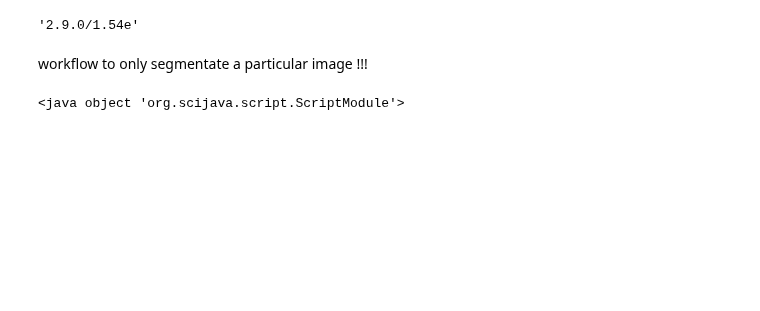
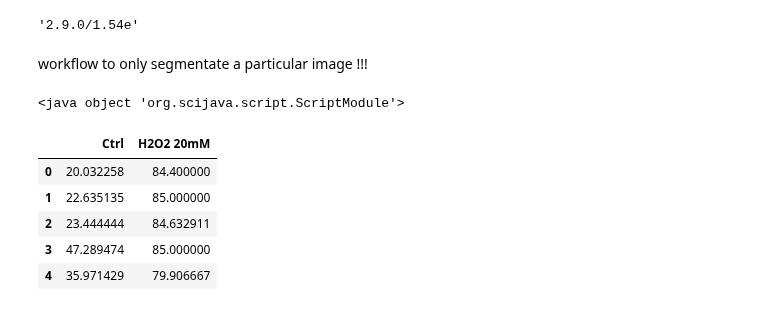
Before and after one commit to jaugenst/BBQ, a Jupyter notebook: Misc/Sty_fluo.ipynb, the cells around one changed output. Saved outputs shown, nothing was run; the diff lists cells and outputs as text; code cells hidden in the pictures; blank space fills up the shorter version.

```diff
--- a/Misc/Sty_fluo.ipynb
+++ b/Misc/Sty_fluo.ipynb
@@ -317,0 +322,12 @@ for folder in folder_list:
+# %%
+df = pandas.read_csv(dataset)
+#df = df.rename(columns={'LB_pH7': 'pH7'})
+#df = df.rename(columns={'LB_pH4.5': 'pH4.5'})
+df.head()
+# %% [output]
+|  | Ctrl | H2O2 20mM |
+| 0 | 20.032258 | 84.400000 |
+| 1 | 22.635135 | 85.000000 |
+| 2 | 23.444444 | 84.632911 |
+| 3 | 47.289474 | 85.000000 |
+| 4 | 35.971429 | 79.906667 |
```
Also changed, not shown: parts of 3 cells of this notebook, 1 other file.
